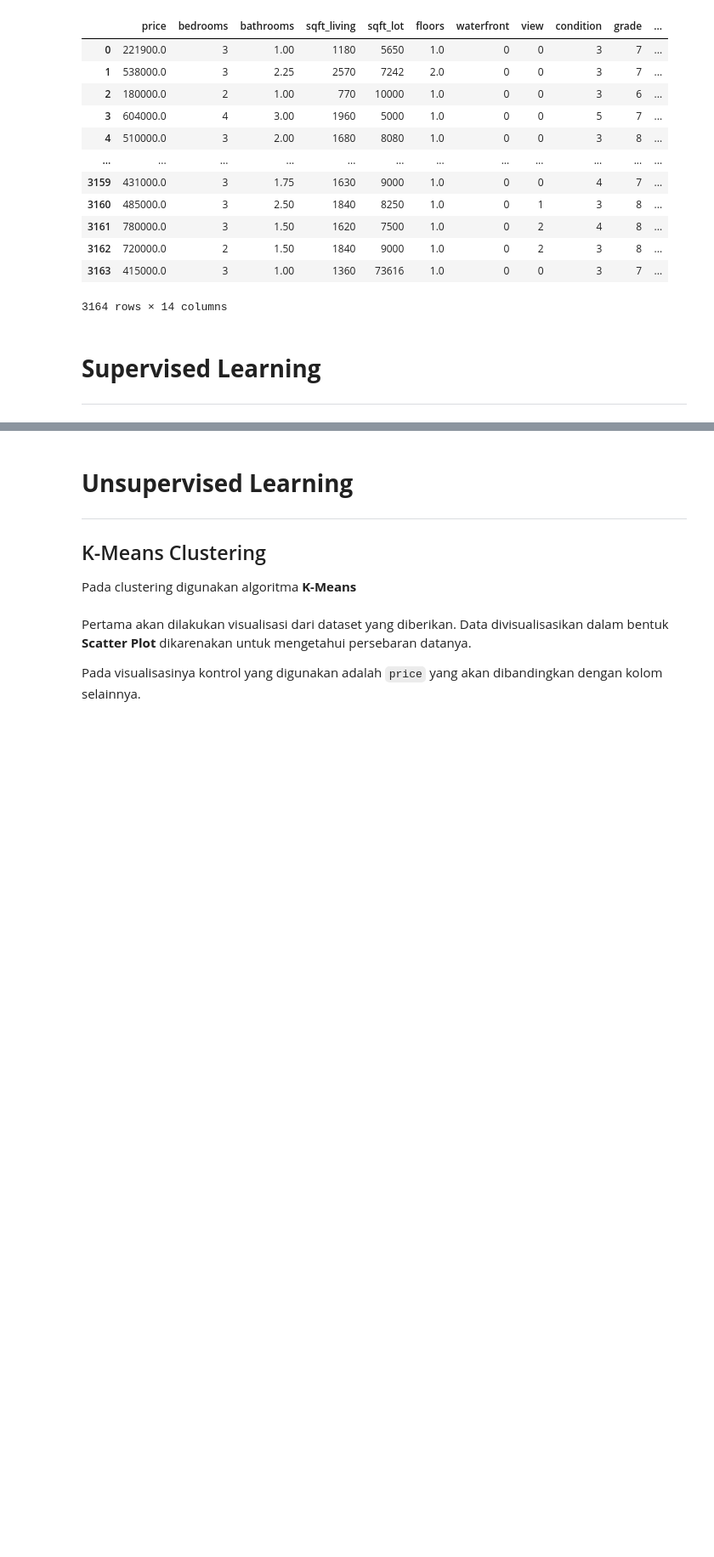
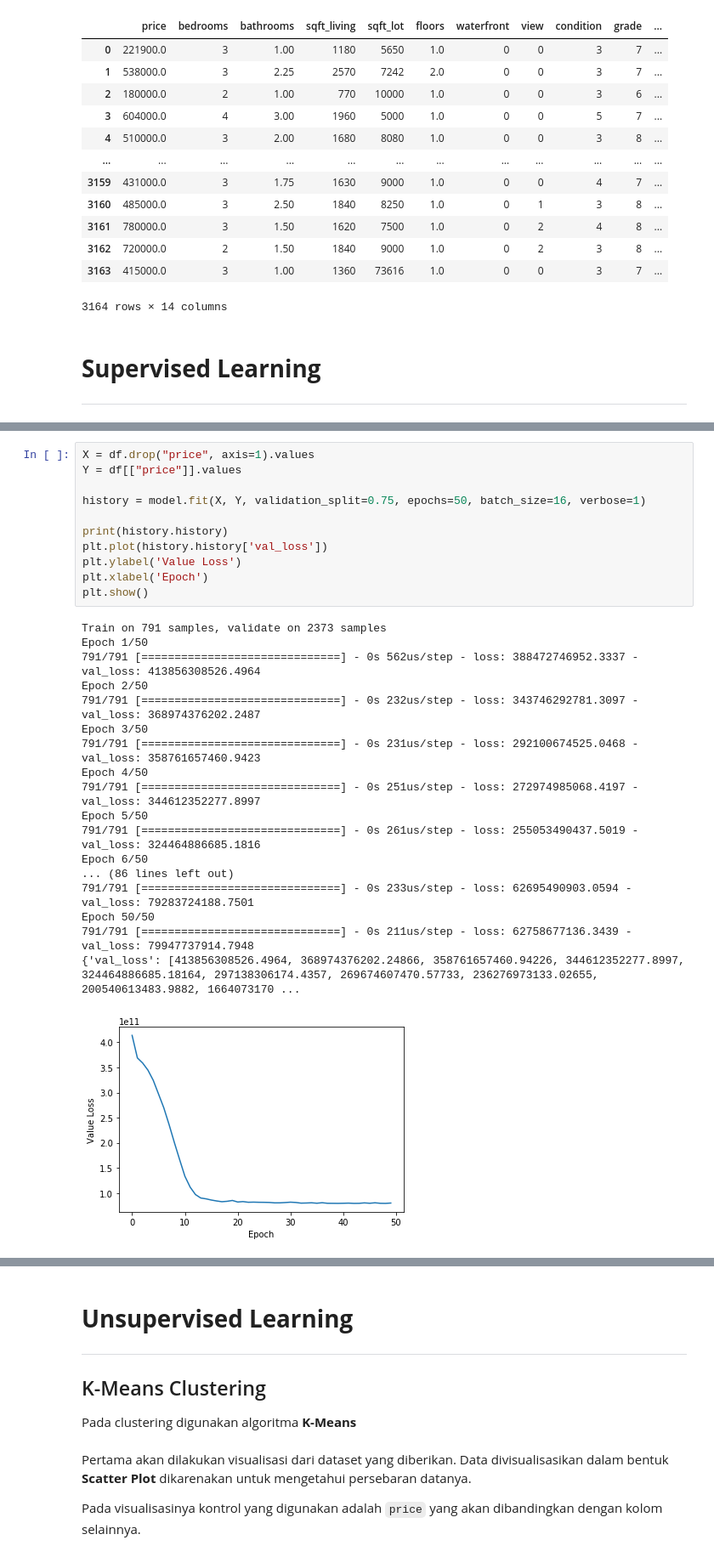
Before and after one commit to ehardi19/Final-Task-Machine-Learning, a Jupyter notebook: Tugas_1301174099_1301174223.ipynb, the cells around one changed output, grey strips where cells are left out. Shown at 85% size. Saved outputs shown, nothing was run; the diff lists cells and outputs as text; blank space fills up the shorter version.

```diff
--- a/Tugas_1301174099_1301174223.ipynb
+++ b/Tugas_1301174099_1301174223.ipynb
@@ -132,0 +151,30 @@ df
+# %%
+X = df.drop("price", axis=1).values
+Y = df[["price"]].values
+
+history = model.fit(X, Y, validation_split=0.75, epochs=50, batch_size=16, verbose=1)
+
+print(history.history)
+plt.plot(history.history['val_loss'])
+plt.ylabel('Value Loss')
+plt.xlabel('Epoch')
+plt.show()
+# %% [output]
+Train on 791 samples, validate on 2373 samples
+Epoch 1/50
+791/791 [==============================] - 0s 562us/step - loss: 388472746952.3337 - val_loss: 413856308526.4964
+Epoch 2/50
+791/791 [==============================] - 0s 232us/step - loss: 343746292781.3097 - val_loss: 368974376202.2487
+Epoch 3/50
+791/791 [==============================] - 0s 231us/step - loss: 292100674525.0468 - val_loss: 358761657460.9423
+Epoch 4/50
+791/791 [==============================] - 0s 251us/step - loss: 272974985068.4197 - val_loss: 344612352277.8997
+Epoch 5/50
+791/791 [==============================] - 0s 261us/step - loss: 255053490437.5019 - val_loss: 324464886685.1816
+Epoch 6/50
+... (86 lines left out)
+791/791 [==============================] - 0s 233us/step - loss: 62695490903.0594 - val_loss: 79283724188.7501
+Epoch 50/50
+791/791 [==============================] - 0s 211us/step - loss: 62758677136.3439 - val_loss: 79947737914.7948
+{'val_loss': [413856308526.4964, 368974376202.24866, 358761657460.94226, 344612352277.8997, 324464886685.18164, 297138306174.4357, 269674607470.57733, 236276973133.02655, 200540613483.9882, 1664073170 ...
+[figure, added]
```
Also changed, not shown: parts of 10 cells of this notebook.
